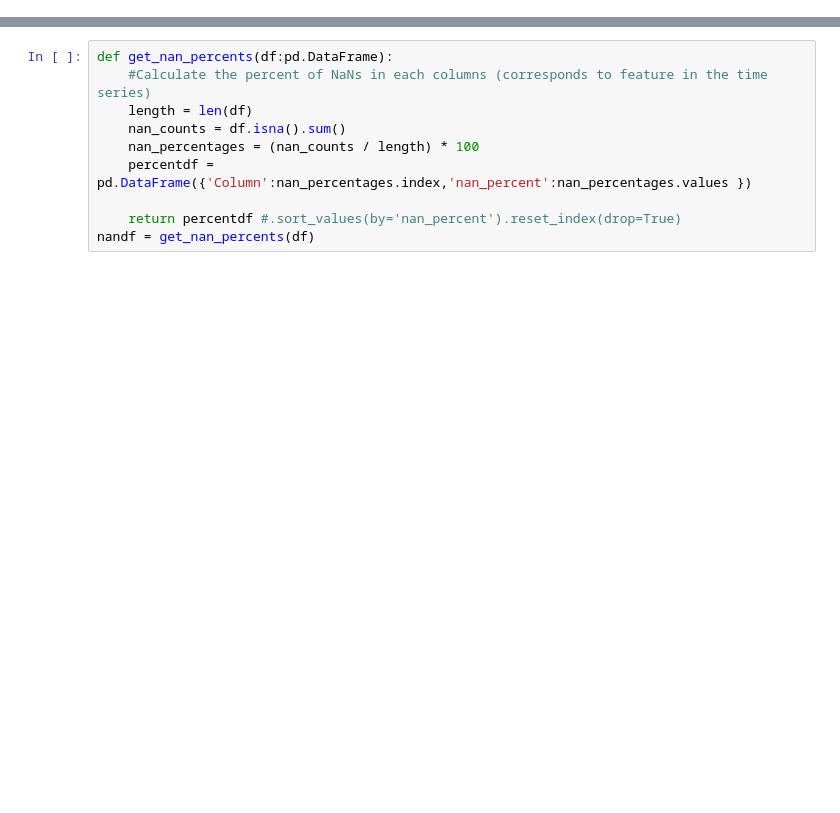
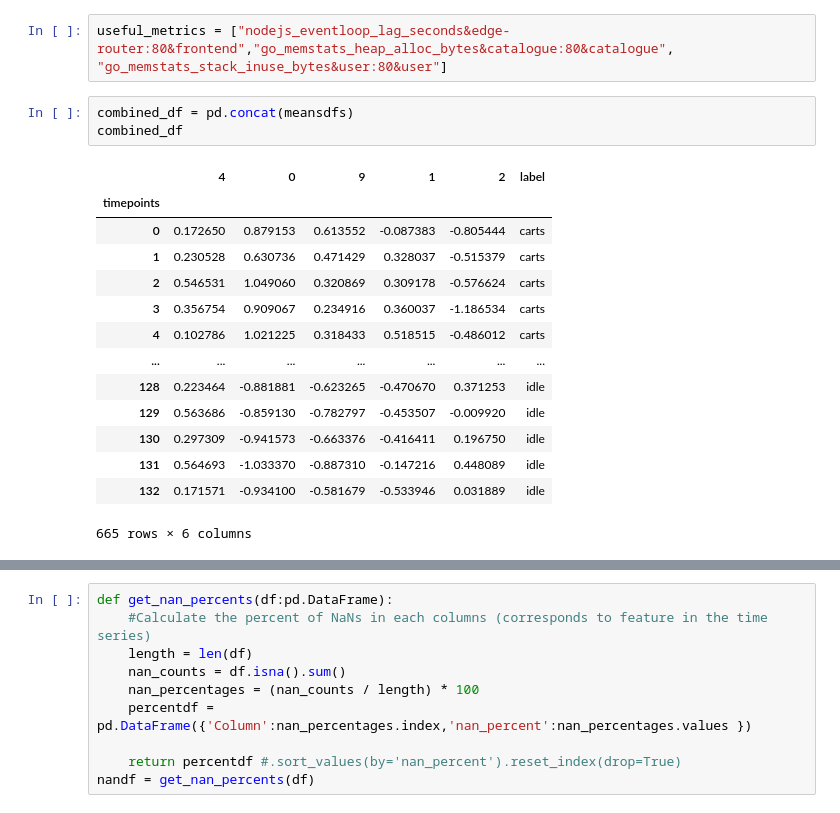
Before and after one commit to MagnusNordboe/Thesis-project-Magnus, a Jupyter notebook: analysis/convertcsv/import_and_preprocess_for_v4.ipynb, the cells around one changed output, grey strips where cells are left out. Cells and saved outputs as stored; diff of their text form; blank space fills up the shorter version.

```diff
--- a/analysis/convertcsv/import_and_preprocess_for_v4.ipynb
+++ b/analysis/convertcsv/import_and_preprocess_for_v4.ipynb
@@ -107,0 +215,20 @@ df = readcsvs(get_all_metrics_with_tags(r"F:\Master\Kubernetes\sockshop\microser
+# %%
+useful_metrics = ["nodejs_eventloop_lag_seconds&edge-router:80&frontend","go_memstats_heap_alloc_bytes&catalogue:80&catalogue", "go_memstats_stack_inuse_bytes&user:80&user"]
+# %%
+combined_df = pd.concat(meansdfs)
+combined_df
+# %% [output]
+|  | 4 | 0 | 9 | 1 | 2 | label |
+| timepoints |  |  |  |  |  |  |
+| 0 | 0.172650 | 0.879153 | 0.613552 | -0.087383 | -0.805444 | carts |
+| 1 | 0.230528 | 0.630736 | 0.471429 | 0.328037 | -0.515379 | carts |
+| 2 | 0.546531 | 1.049060 | 0.320869 | 0.309178 | -0.576624 | carts |
+| 3 | 0.356754 | 0.909067 | 0.234916 | 0.360037 | -1.186534 | carts |
+| 4 | 0.102786 | 1.021225 | 0.318433 | 0.518515 | -0.486012 | carts |
+| ... | ... | ... | ... | ... | ... | ... |
+| 128 | 0.223464 | -0.881881 | -0.623265 | -0.470670 | 0.371253 | idle |
+| 129 | 0.563686 | -0.859130 | -0.782797 | -0.453507 | -0.009920 | idle |
+| 130 | 0.297309 | -0.941573 | -0.663376 | -0.416411 | 0.196750 | idle |
+| 131 | 0.564693 | -1.033370 | -0.887310 | -0.147216 | 0.448089 | idle |
+| 132 | 0.171571 | -0.934100 | -0.581679 | -0.533946 | 0.031889 | idle |
+665 rows × 6 columns
```
Also changed, not shown: parts of 24 cells of this notebook, 46 other files.
